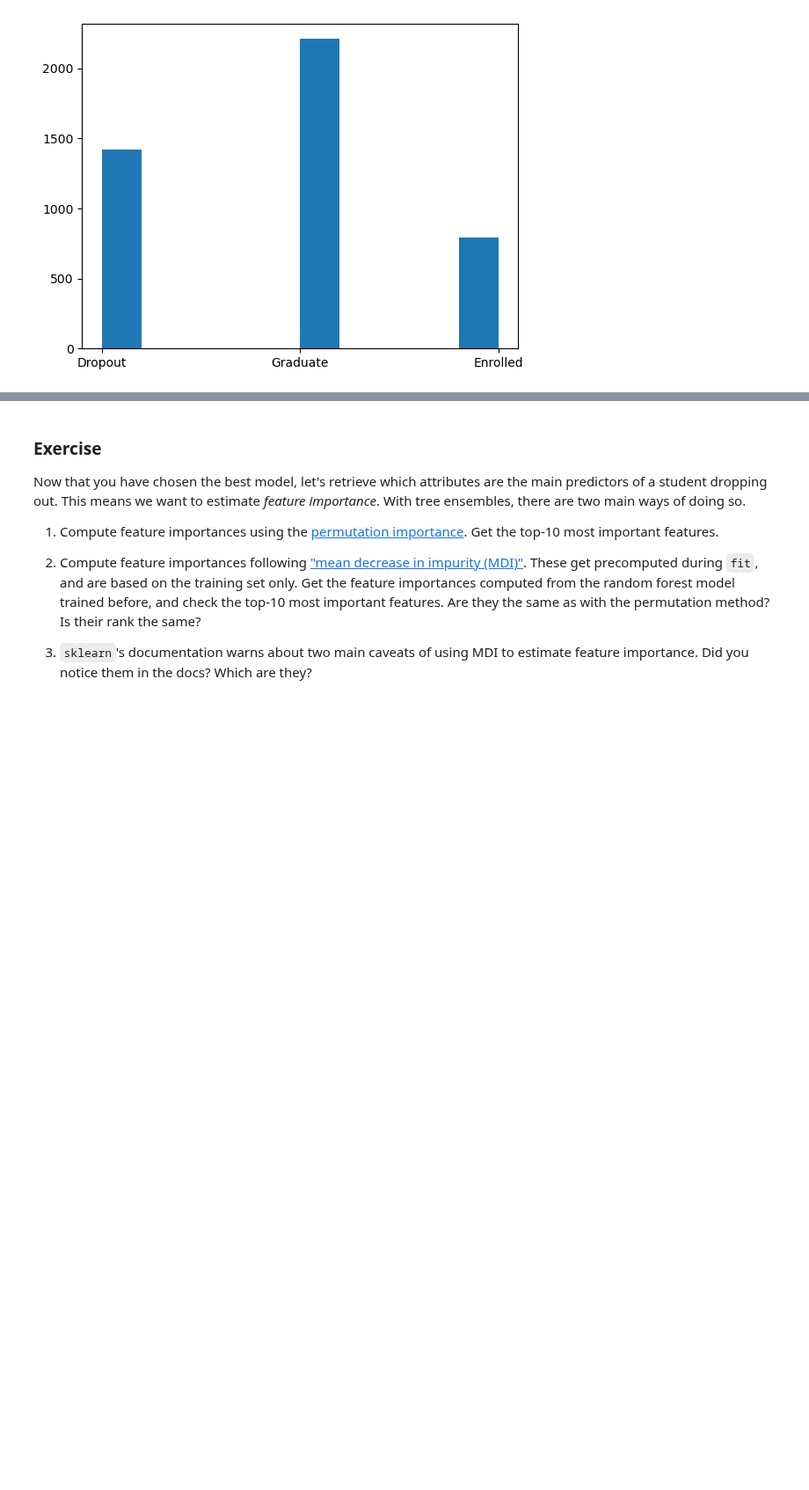
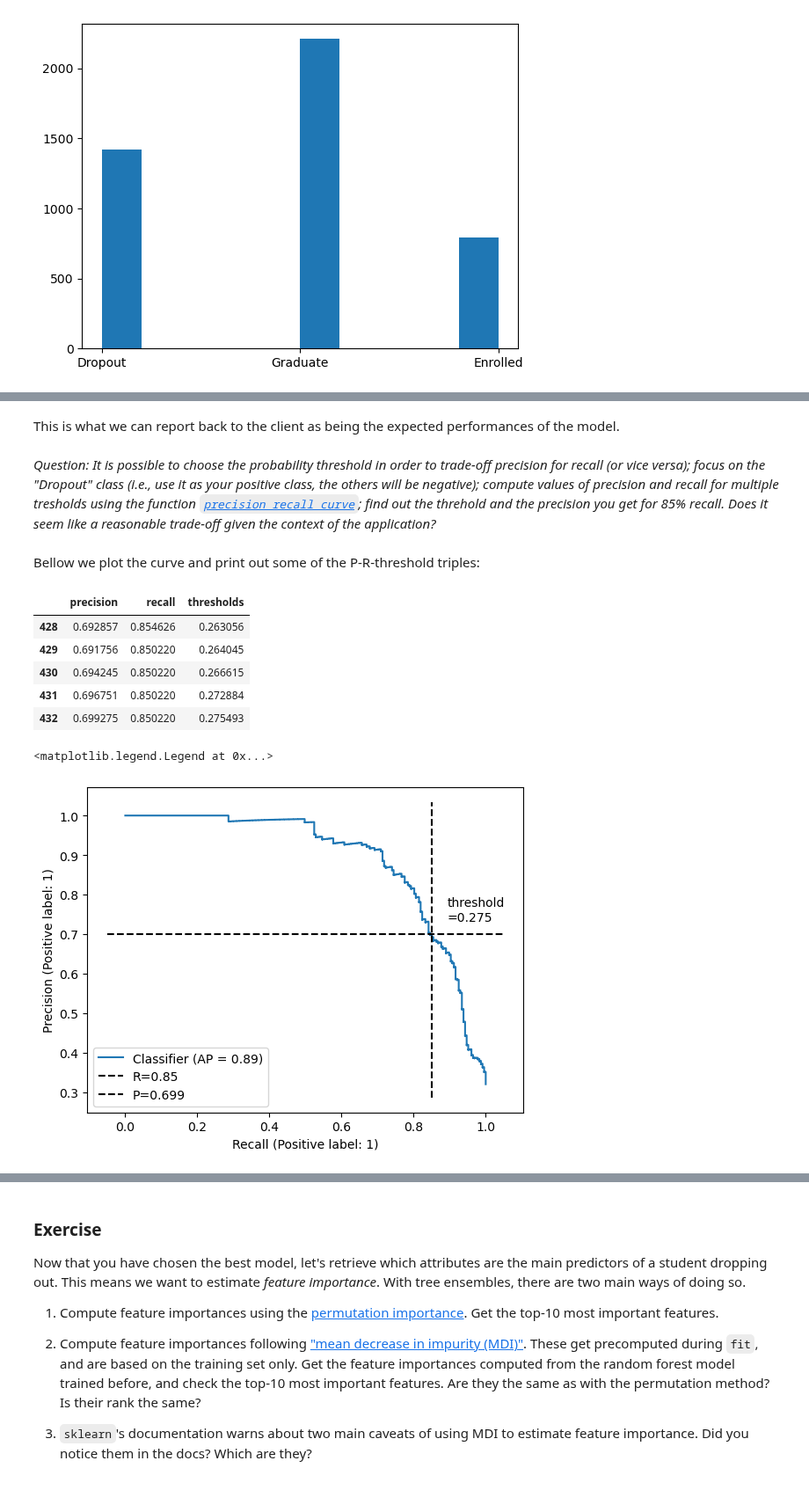
Before and after one commit to thalitadru/ml-class-epf, a Jupyter notebook: LabAssignmentTreesEnsembles_complete.ipynb, the cells around one changed output, grey strips where cells are left out. Shown at 88% size. Drawn from its saved outputs; the diff is of its cells as text; code cells hidden in the pictures; blank space fills up the shorter version.

```diff
--- a/LabAssignmentTreesEnsembles_complete.ipynb
+++ b/LabAssignmentTreesEnsembles_complete.ipynb
@@ -223,0 +407,35 @@ prob_true, prob_pred = calibration_curve(y_true, y_pred)
+# %% [markdown]
+This is what we can report back to the client as being the expected performances of the model.
+# %% [markdown]
+
+_Question: It is possible to choose the probability threshold in order to trade-off precision for recall (or vice versa);_
+_focus on the "Dropout" class (i.e., use it as your positive class, the others will be negative);_
+_compute values of precision and recall for multiple tresholds using the function [`precision_recall_curve`](https://scikit-learn.org/stable/modules/generated/sklearn.metrics.precision_recall_curve.html);_
+_find out the threhold and the precision you get for 85% recall. Does it seem like a reasonable trade-off given the context of the application?_
+# %% [markdown]
+Bellow we plot the curve and print out some of the P-R-threshold triples:
+# %%
+from sklearn.metrics import PrecisionRecallDisplay, precision_recall_curve
+
+y_pred = gscv_gbt.predict_proba(X_val)[:,0]
+y_true = np.where (y_val == 'Dropout', 1, 0)
+PrecisionRecallDisplay.from_predictions(y_true, y_pred)
+precision, recall, thresholds = precision_recall_curve(y_true, y_pred)
+triples = pd.DataFrame({'precision': precision[:-1], 'recall': recall[:-1], 'thresholds': thresholds}).query("recall>0.85 ")
+display(triples[-5:])
+p, r, t = triples.iloc[-1,:]
+plt.vlines(r, *plt.gca().get_ylim(), label=f"R={r:0.3g}",
+            linestyles='dashed', colors='k',)
+plt.hlines(p, *plt.gca().get_xlim(), label=f"P={p:0.3g}",
+           linestyles='dashed', colors='k')
+plt.annotate(f"threshold\n={t:0.3g}", (r,p), (1.05*r,1.05*p))
+plt.legend()
+# %% [output]
+|  | precision | recall | thresholds |
+| 428 | 0.692857 | 0.854626 | 0.263056 |
+| 429 | 0.691756 | 0.850220 | 0.264045 |
+| 430 | 0.694245 | 0.850220 | 0.266615 |
+| 431 | 0.696751 | 0.850220 | 0.272884 |
+| 432 | 0.699275 | 0.850220 | 0.275493 |
+<matplotlib.legend.Legend at 0x...>
+[figure, added]
```
Also changed, not shown: parts of 67 cells of this notebook, 1 other file.
